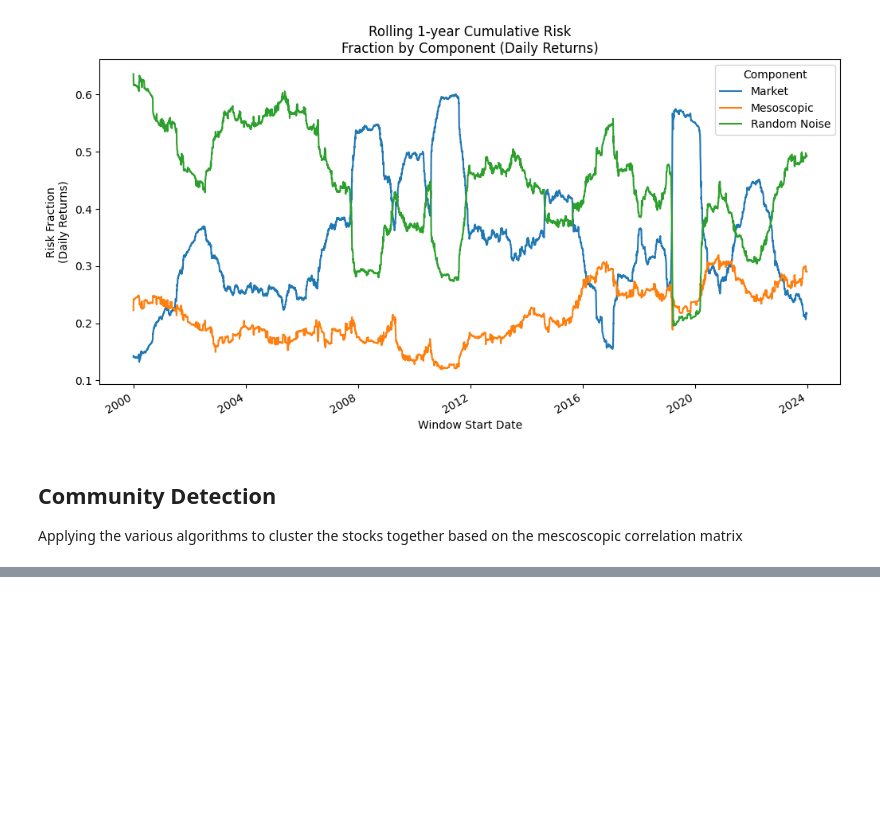
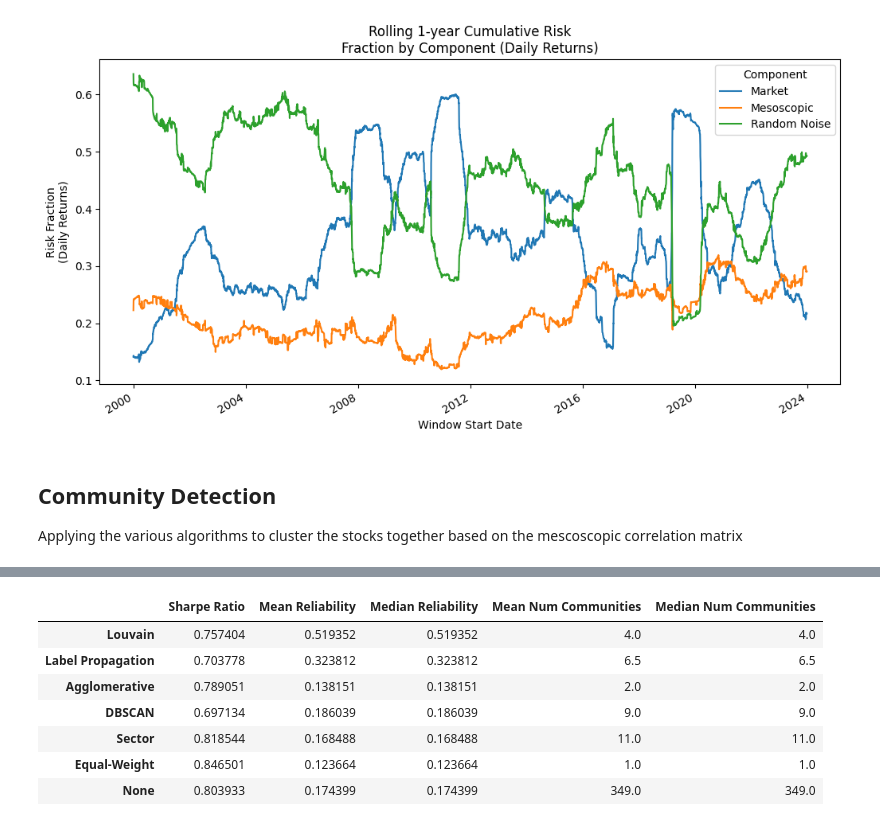
Before and after one commit to BillyLjm/Mesoscopic-Community-Portfolio-Optimisation, a Jupyter notebook: mesoscopic_community_portfolio.ipynb, the cells around one changed output, grey strips where cells are left out. Drawn from its saved outputs; the diff is of its cells as text; code cells hidden in the pictures; blank space fills up the shorter version.

```diff
--- a/mesoscopic_community_portfolio.ipynb
+++ b/mesoscopic_community_portfolio.ipynb
@@ -244,0 +296,20 @@ plt.show()
+# %%
+# calculate aggregate metrics
+summary = {}
+summary['Sharpe Ratio'] = returns.mean() / returns.std() * np.sqrt(252)
+summary['Mean Reliability'] = reliability.mean()
+summary['Median Reliability'] = reliability.median()
+summary['Mean Num Communities'] = ncomm.mean()
+summary['Median Num Communities'] = ncomm.median()
+summary = pd.DataFrame(summary)
+summary.to_csv(dir_fig + 'summary_10yr.csv')
+summary
+# %% [output]
+|  | Sharpe Ratio | Mean Reliability | Median Reliability | Mean Num Communities | Median Num Communities |
+| Louvain | 0.757404 | 0.519352 | 0.519352 | 4.0 | 4.0 |
+| Label Propagation | 0.703778 | 0.323812 | 0.323812 | 6.5 | 6.5 |
+| Agglomerative | 0.789051 | 0.138151 | 0.138151 | 2.0 | 2.0 |
+| DBSCAN | 0.697134 | 0.186039 | 0.186039 | 9.0 | 9.0 |
+| Sector | 0.818544 | 0.168488 | 0.168488 | 11.0 | 11.0 |
+| Equal-Weight | 0.846501 | 0.123664 | 0.123664 | 1.0 | 1.0 |
+| None | 0.803933 | 0.174399 | 0.174399 | 349.0 | 349.0 |
```
Also changed, not shown: parts of 8 cells of this notebook, 6 other files.
